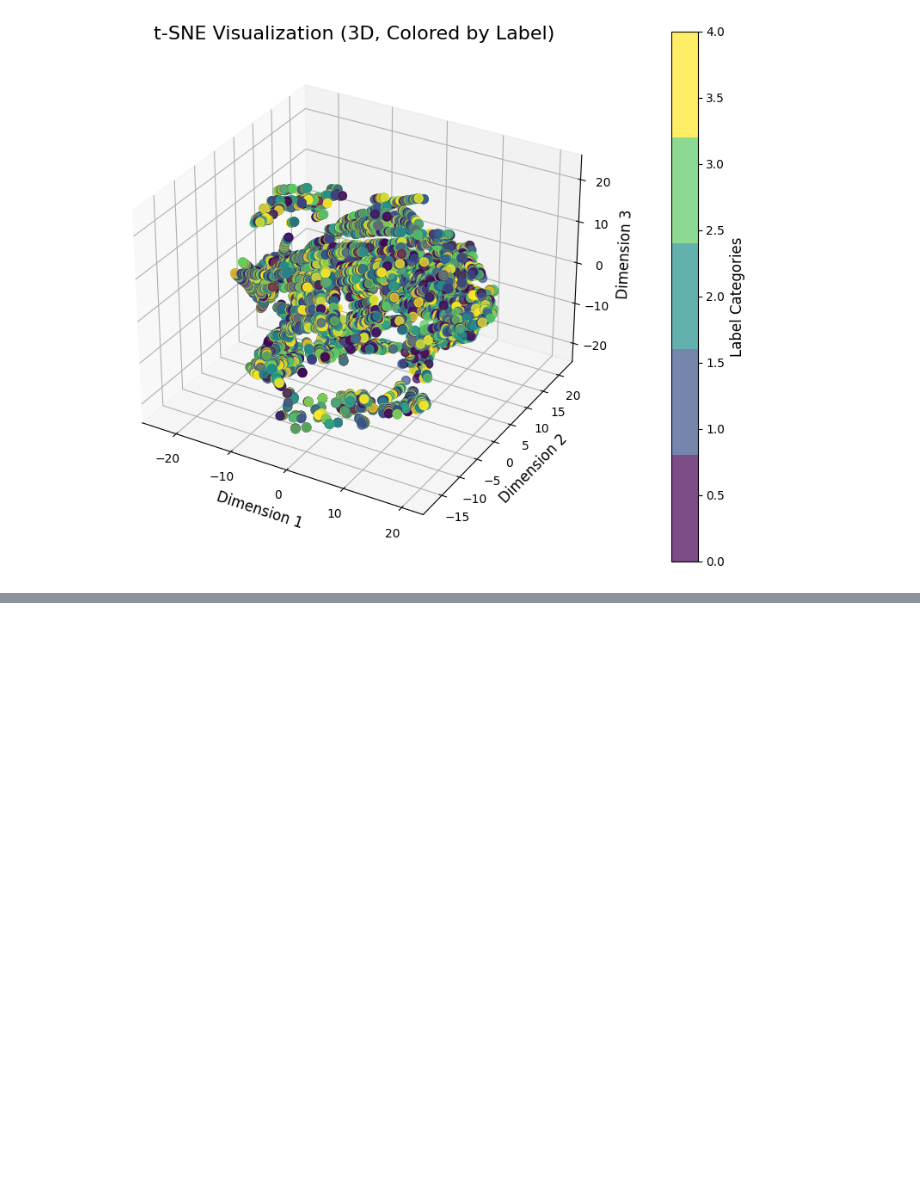
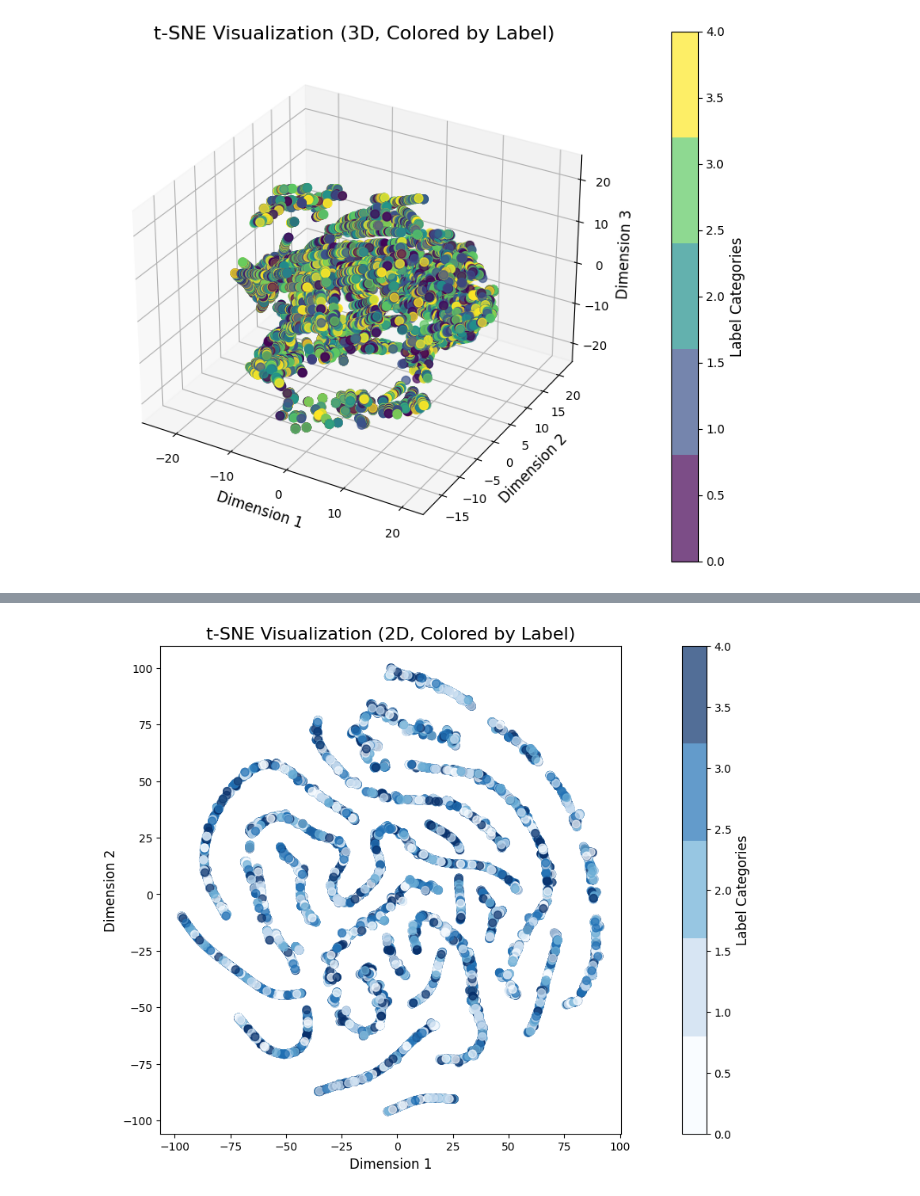
Before and after one commit to Alhag-Ali/Data_Challenges, a Jupyter notebook: project.ipynb, the cells around one changed output, grey strips where cells are left out. Drawn from its saved outputs; the diff is of its cells as text; code cells hidden in the pictures; blank space fills up the shorter version.

```diff
--- a/project.ipynb
+++ b/project.ipynb
@@ -2007,0 +2284,13 @@ plt.show()
+# %%
+# to select a random numer with the probabilities for STUDY_WEEK .
+import random
+def choice_numer_SW():
+    keys = [9.0, 7.0, 8.0, 6.0, -1.0, 5.0, 1.0, 2.0, 3.0, 4.0]
+    selected_number = random.choices(keys, cum_weights=(0.004114813327980730, 0.018667201926936973,
+                                                        0.022129666800481736, 0.052137695704536330,
+                                                        0.026194299478121238, 0.081945002007226010,
+                                                        0.221798474508229620, 0.195905258932155770,
+                                                         0.194399839421918900, 0.182707747892412680), k=1)
+    return selected_number[0]
+# %%
+cl_abbreviated["STUDY_WEEK"] = cl_abbreviated["STUDY_WEEK"].apply(lambda x: choice_numer_SW() if pd.isna(x) else x)
@@ -2007,0 +2318,3 @@ plt.show()
+# %%
+#cl_abbreviated["CLDY"] = cl_abbreviated["CLDY"].apply(lambda x: astype("object"))
+cl_abbreviated["CLDY"] = cl_abbreviated["CLDY"].astype("object")
@@ -2007,0 +2342,3 @@ plt.show()
+# %%
+cl_abbreviated["SPREFID"] = cl_abbreviated["SPREFID"].astype("object")
+cl_abbreviated["USUBJID"] = cl_abbreviated["USUBJID"].astype("object")
@@ -2007,0 +2360,55 @@ plt.show()
+# %%
+from sklearn.manifold import TSNE
+import numpy as np
+import pandas as pd
+import matplotlib.pyplot as plt
+from mpl_toolkits.mplot3d import Axes3D
+import seaborn as sn
+from sklearn import preprocessing
+
+cl_abbreviated
+
+# Encode categorical features
+le = preprocessing.LabelEncoder()
+for column_name in cl_abbreviated.columns:
+    if cl_abbreviated[column_name].dtype == object:
+        cl_abbreviated[column_name] = le.fit_transform(cl_abbreviated[column_name])
+
+# Initialize t-SNE model
+model = TSNE(n_components=2, random_state=0, perplexity=100, learning_rate=500)
+
+# Fit and transform the data
+tsne_data = model.fit_transform(cl_abbreviated)
+
+# Create a DataFrame for visualization
+tsne_df = pd.DataFrame(data=tsne_data, columns=["Dim_1", "Dim_2"])
+
+# Here, we'll create random labels as an example:
+np.random.seed(0)
+tsne_df["label"] = np.random.randint(0, 5, size=tsne_df.shape[0])  # Replace with real labels
+
+# Plot the t-SNE results in 3D with color coding
+fig = plt.figure(figsize=(10, 8))
+ax = fig.add_subplot(111)
+
+# Create a colormap
+palette = sn.color_palette("hsv", n_colors=len(tsne_df["label"].unique()))
+
+# Scatter plot with color coding
+sc = ax.scatter(
+    tsne_df["Dim_1"], tsne_df["Dim_2"],
+    c=tsne_df["label"], cmap=plt.cm.get_cmap('Blues', len(palette)), s=50, alpha=0.7
+)
+
+# Add a colorbar
+cb = plt.colorbar(sc, ax=ax, pad=0.1)
+cb.set_label("Label Categories", fontsize=12)
+
+# Set titles and labels
+ax.set_title("t-SNE Visualization (2D, Colored by Label)", fontsize=16)
+ax.set_xlabel("Dimension 1", fontsize=12)
+ax.set_ylabel("Dimension 2", fontsize=12)
+#ax.set_zlabel("Dimension 3", fontsize=12)
+plt.show()
+# %% [output]
+[figure, added]
```
Also changed, not shown: parts of 31 cells of this notebook.
